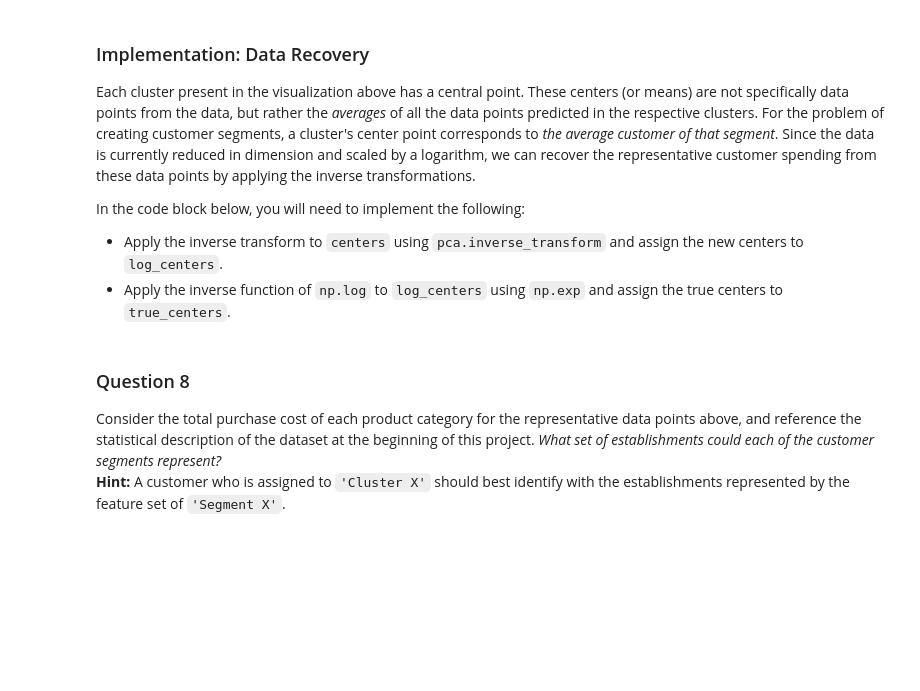
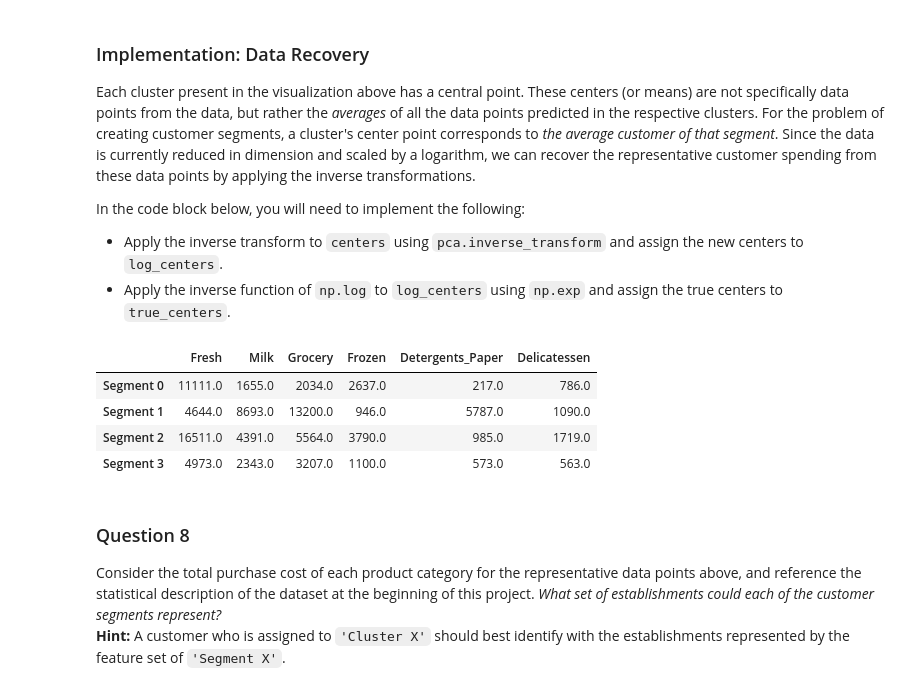
Before and after one commit to rtindru/machine-learning, a Jupyter notebook: projects/customer_segments/customer_segments.ipynb, the cells around one changed output. Cells and saved outputs as stored; diff of their text form; code cells hidden in the pictures; blank space fills up the shorter version.

Commit message:
Finishing up V1 of Customer Segmentation
Pre-review

```diff
--- a/projects/customer_segments/customer_segments.ipynb
+++ b/projects/customer_segments/customer_segments.ipynb
@@ -421,13 +462,14 @@ In the code block below, you will need to implement the following:
  - Apply a PCA transformation of `log_samples` using `pca.transform`, and assign the results to `pca_samples`.
 # %%
 # TODO: Apply PCA by fitting the good data with only two dimensions
-pca = None
+pc2 = PCA(n_components=2)
+pca2 = pc2.fit(good_data)
 
 # TODO: Transform the good data using the PCA fit above
-reduced_data = None
+reduced_data = pca2.transform(good_data)
 
 # TODO: Transform log_samples using the PCA fit above
-pca_samples = None
+pca_samples = pca2.transform(log_samples)
 
 # Create a DataFrame for the reduced data
 reduced_data = pd.DataFrame(reduced_data, columns = ['Dimension 1', 'Dimension 2'])
@@ -506,16 +643,22 @@ In the code block below, you will need to implement the following:
  - Apply the inverse function of `np.log` to `log_centers` using `np.exp` and assign the true centers to `true_centers`.
 # %%
 # TODO: Inverse transform the centers
-log_centers = None
+log_centers = pca2.inverse_transform(centers)
 
 # TODO: Exponentiate the centers
-true_centers = None
+true_centers = np.exp(log_centers)
 
 # Display the true centers
 segments = ['Segment {}'.format(i) for i in range(0,len(centers))]
 true_centers = pd.DataFrame(np.round(true_centers), columns = data.keys())
 true_centers.index = segments
 display(true_centers)
+# %% [output]
+|  | Fresh | Milk | Grocery | Frozen | Detergents_Paper | Delicatessen |
+| Segment 0 | 11111.0 | 1655.0 | 2034.0 | 2637.0 | 217.0 | 786.0 |
+| Segment 1 | 4644.0 | 8693.0 | 13200.0 | 946.0 | 5787.0 | 1090.0 |
+| Segment 2 | 16511.0 | 4391.0 | 5564.0 | 3790.0 | 985.0 | 1719.0 |
+| Segment 3 | 4973.0 | 2343.0 | 3207.0 | 1100.0 | 573.0 | 563.0 |
 # %% [markdown]
 ### Question 8
 Consider the total purchase cost of each product category for the representative data points above, and reference the statistical description of the dataset at the beginning of this project. *What set of establishments could each of the customer segments represent?*
```
Also changed, not shown: parts of 38 cells of this notebook, 1 other file.
